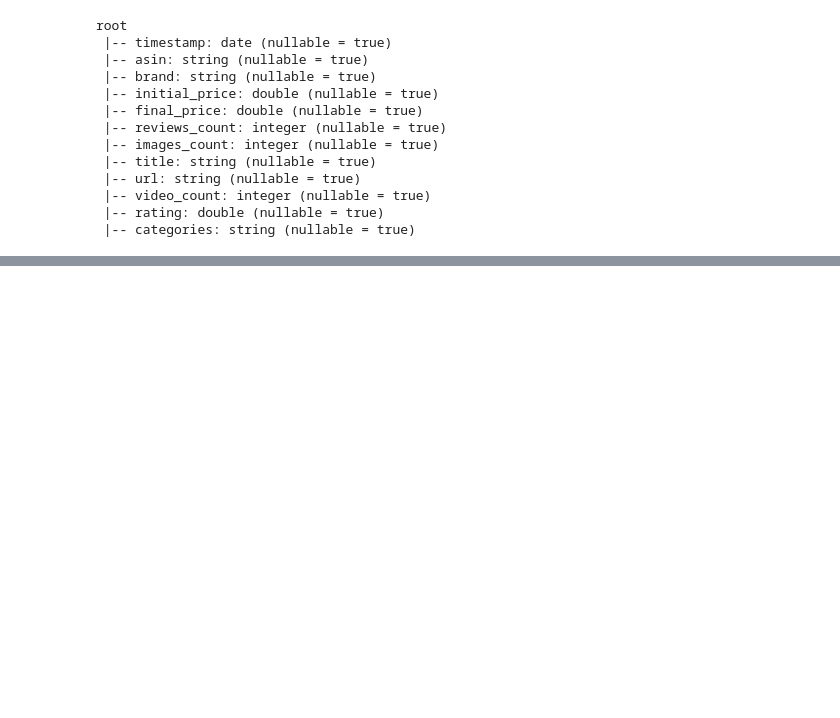
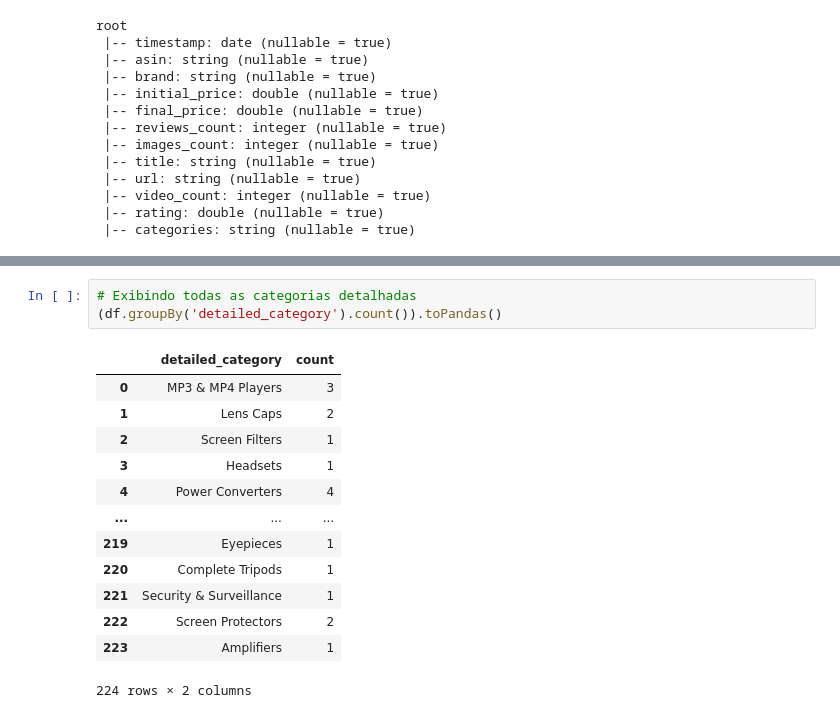
Before and after one commit to caioypaulino/Projet-BigData_Analytics_PySpark, a Jupyter notebook: big_data_analytics.ipynb, the cells around one changed output, grey strips where cells are left out. Cells and saved outputs as stored; diff of their text form; blank space fills up the shorter version.

```diff
--- a/big_data_analytics.ipynb
+++ b/big_data_analytics.ipynb
@@ -278,0 +319,17 @@ root
+# %%
+# Exibindo todas as categorias detalhadas
+(df.groupBy('detailed_category').count()).toPandas()
+# %% [output]
+|  | detailed_category | count |
+| 0 | MP3 & MP4 Players | 3 |
+| 1 | Lens Caps | 2 |
+| 2 | Screen Filters | 1 |
+| 3 | Headsets | 1 |
+| 4 | Power Converters | 4 |
+| ... | ... | ... |
+| 219 | Eyepieces | 1 |
+| 220 | Complete Tripods | 1 |
+| 221 | Security & Surveillance | 1 |
+| 222 | Screen Protectors | 2 |
+| 223 | Amplifiers | 1 |
+224 rows × 2 columns
```
Also changed, not shown: parts of 18 cells of this notebook.
